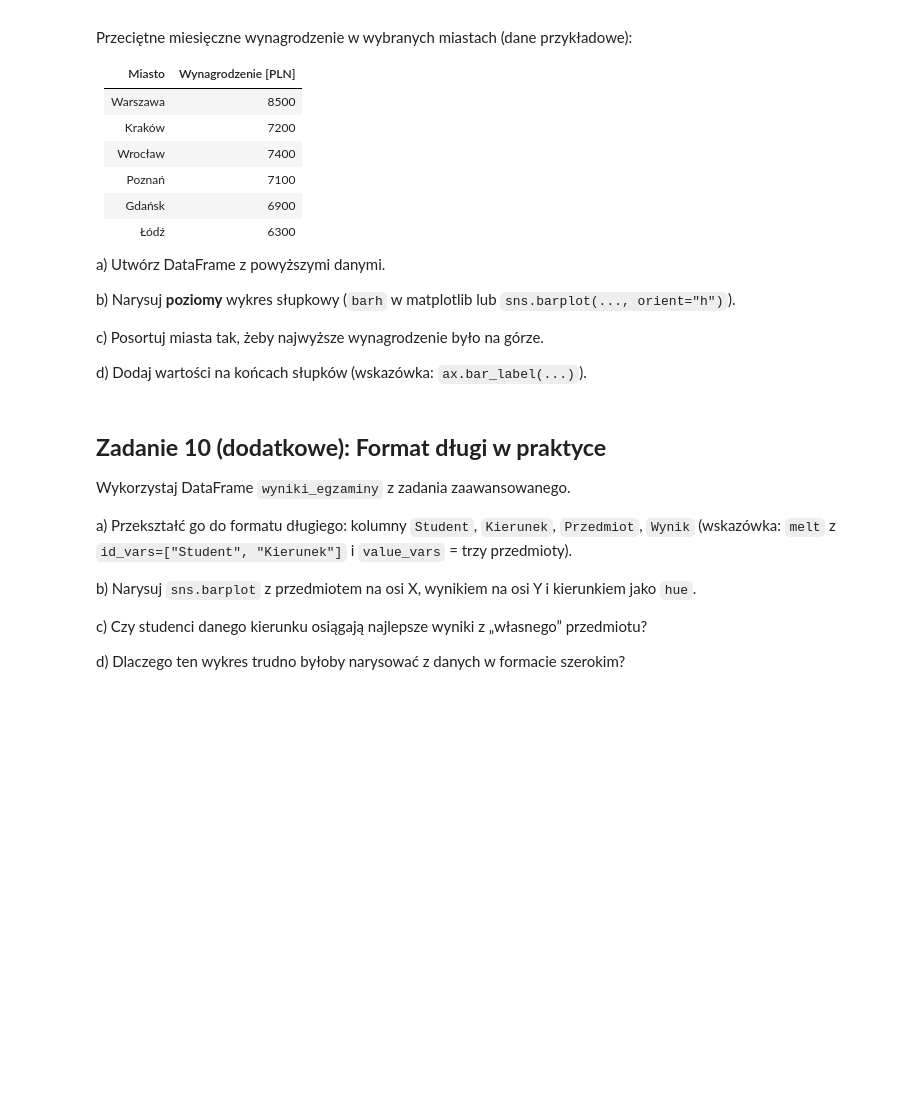
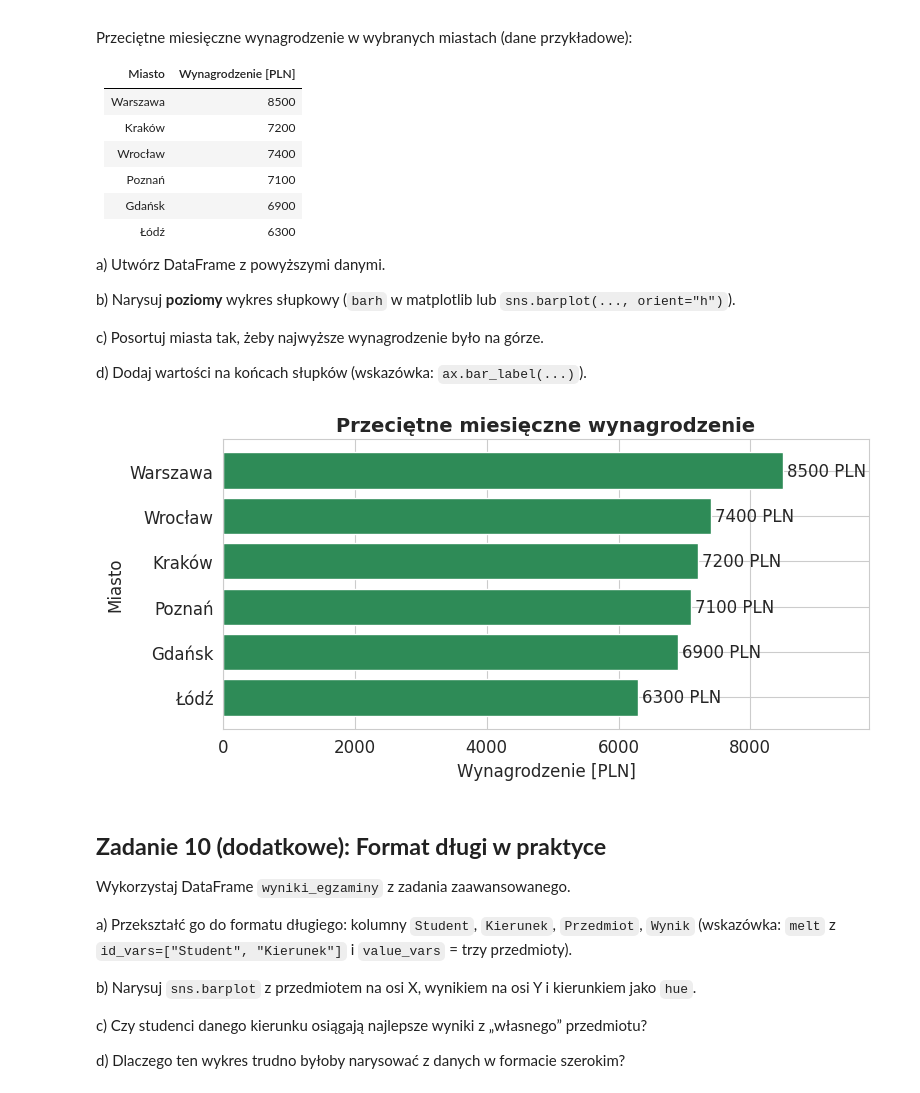
Before and after one commit to kuba11g/Eksploracja_Danych, a Jupyter notebook: Lab2_pandas_wizualizacja (1).ipynb, the cells around one changed output. Drawn from its saved outputs; the diff is of its cells as text; code cells hidden in the pictures; blank space fills up the shorter version.

```diff
--- a/Lab2_pandas_wizualizacja (1).ipynb
+++ b/Lab2_pandas_wizualizacja (1).ipynb
@@ -708,7 +1028,32 @@ c) Posortuj miasta tak, żeby najwyższe wynagrodzenie było na górze.
 
 d) Dodaj wartości na końcach słupków (wskazówka: `ax.bar_label(...)`).
 # %%
-# Twoje rozwiązanie
+# a)
+wynagrodzenia = pd.DataFrame({
+    "Miasto": ["Warszawa", "Kraków", "Wrocław", "Poznań", "Gdańsk", "Łódź"],
+    "Wynagrodzenie": [8500, 7200, 7400, 7100, 6900, 6300],
+})
+
+# c)
+wynagrodzenia_sort = wynagrodzenia.sort_values("Wynagrodzenie", ascending=True)
+
+# b)
+fig, ax = plt.subplots(figsize=(8, 4))
+slupki = ax.barh(wynagrodzenia_sort["Miasto"], wynagrodzenia_sort["Wynagrodzenie"],
+                 color="seagreen")
+
+# d)
+ax.bar_label(slupki, labels=[f"{w} PLN" for w in wynagrodzenia_sort["Wynagrodzenie"]],
+             padding=3)
+
+ax.set_title("Przeciętne miesięczne wynagrodzenie", fontsize=14, fontweight="bold")
+ax.set_xlabel("Wynagrodzenie [PLN]")
+ax.set_ylabel("Miasto")
+ax.set_xlim(0, 9800)
+plt.tight_layout()
+plt.show()
+# %% [output]
+[figure, added]
 # %% [markdown]
 ## **Zadanie 10 (dodatkowe): Format długi w praktyce**
 
```
Also changed, not shown: parts of 15 cells of this notebook.
